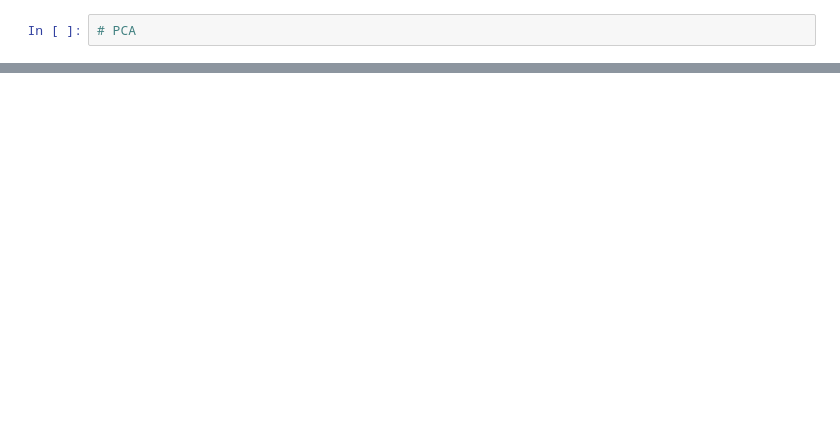
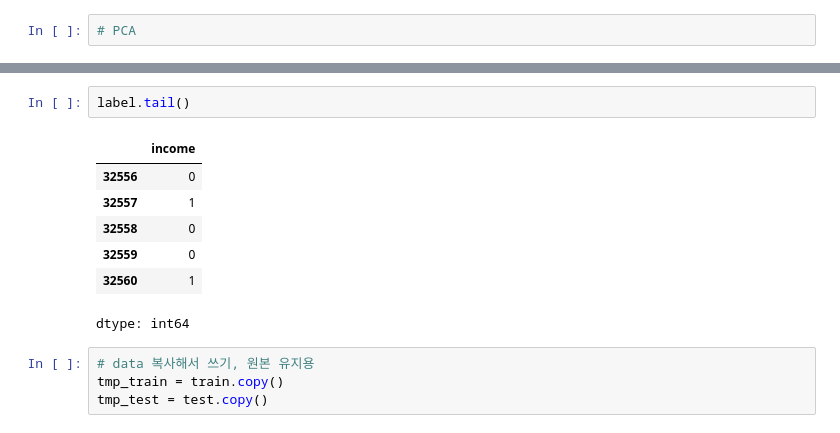
Before and after one commit to Aim-bro/Josh, a Jupyter notebook: 성인_인구조사_소득_예측_clone_code.ipynb, the cells around one changed output, grey strips where cells are left out. Cells and saved outputs as stored; diff of their text form; blank space fills up the shorter version.

```diff
--- a/성인_인구조사_소득_예측_clone_code.ipynb
+++ b/성인_인구조사_소득_예측_clone_code.ipynb
@@ -670,0 +803,14 @@ Feature Extraction
+# %%
+label.tail()
+# %% [output]
+|  | income |
+| 32556 | 0 |
+| 32557 | 1 |
+| 32558 | 0 |
+| 32559 | 0 |
+| 32560 | 1 |
+dtype: int64
+# %%
+# data 복사해서 쓰기, 원본 유지용
+tmp_train = train.copy()
+tmp_test = test.copy()
```
Also changed, not shown: parts of 39 cells of this notebook.
